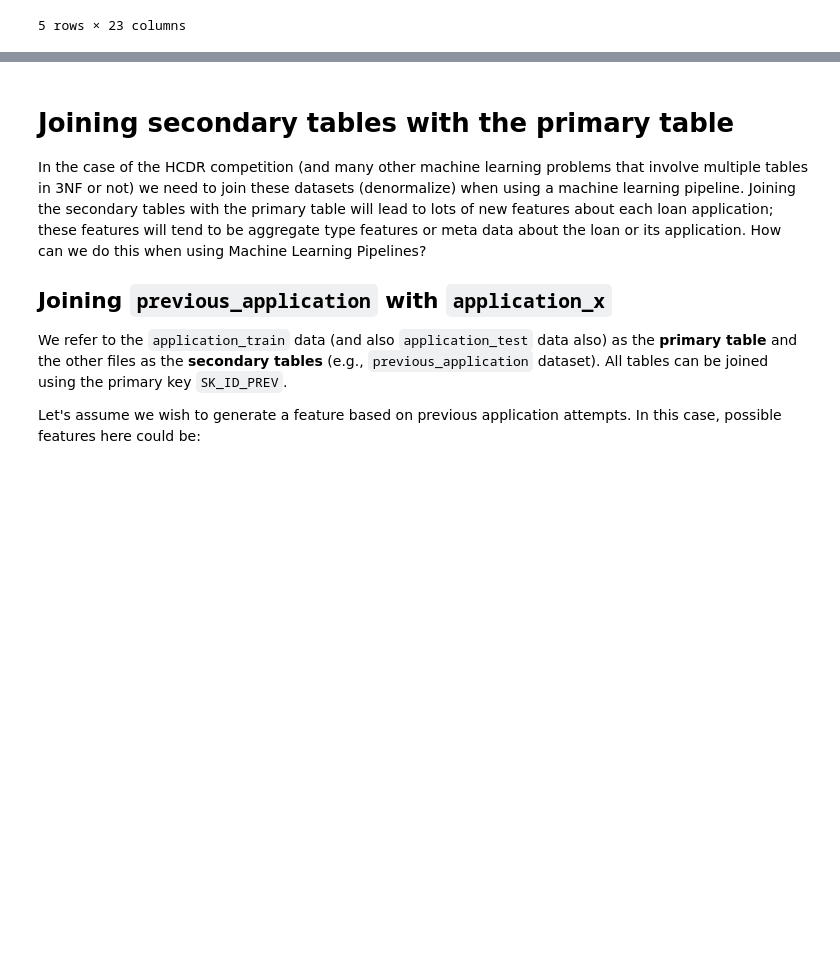
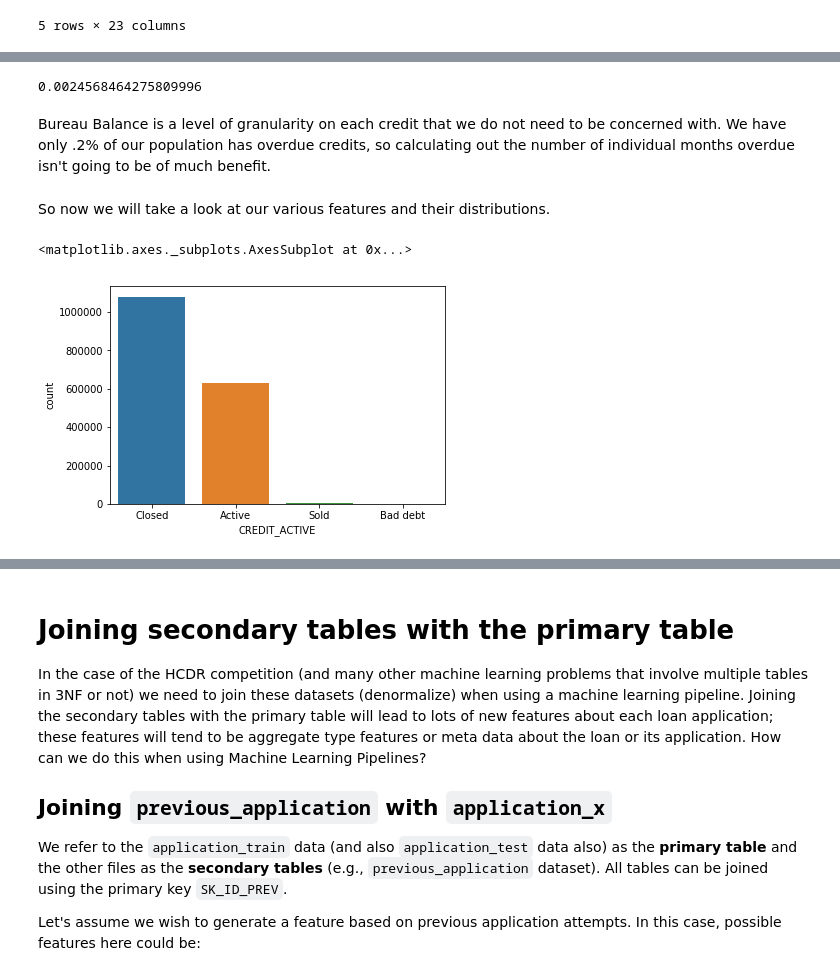
Before and after one commit to xgu1-ds/Machine-Learning-Home-Credit-Default-Risk-HCDR-, a Jupyter notebook: Phase-1/HCDR-Project_Phase_1_xin.ipynb, the cells around one changed output, grey strips where cells are left out. Drawn from its saved outputs; the diff is of its cells as text; code cells hidden in the pictures; blank space fills up the shorter version.

```diff
--- a/Phase-1/HCDR-Project_Phase_1_xin.ipynb
+++ b/Phase-1/HCDR-Project_Phase_1_xin.ipynb
@@ -885,0 +888,3 @@ ccbDF.head()
+# %%
+burDF = datasets['bureau']
+burbDF = datasets['bureau_balance']
@@ -885,0 +927,13 @@ ccbDF.head()
+# %%
+np.count_nonzero(burDF['CREDIT_DAY_OVERDUE'])/len(burDF['CREDIT_DAY_OVERDUE'])
+# %% [output]
+0.0024568464275809996
+# %% [markdown]
+Bureau Balance is a level of granularity on each credit that we do not need to be concerned with. We have only .2% of our population has overdue credits, so calculating out the number of individual months overdue isn't going to be of much benefit.
+# %% [markdown]
+So now we will take a look at our various features and their distributions.
+# %%
+sns.countplot(burDF['CREDIT_ACTIVE'])
+# %% [output]
+<matplotlib.axes._subplots.AxesSubplot at 0x...>
+[figure, added]
```
Also changed, not shown: parts of 34 cells of this notebook.
